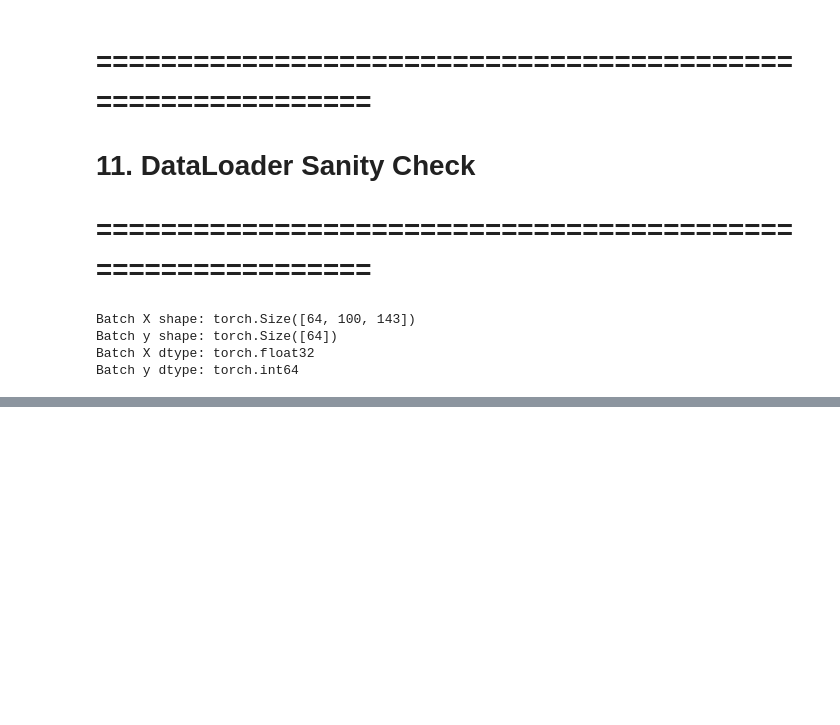
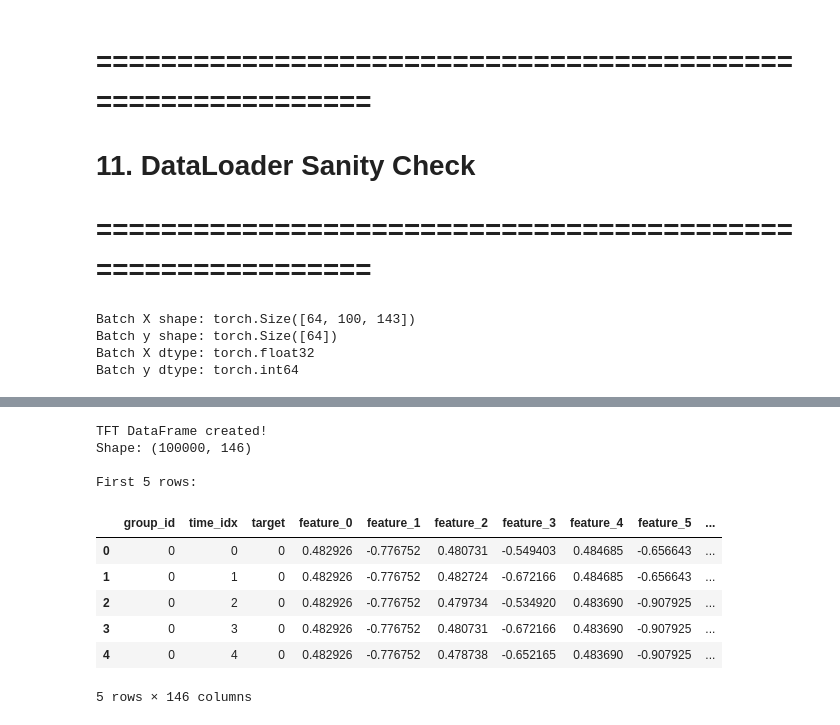
Before and after one commit to Devansh1-tech/QuantFormer-Multimodal-Order-Book-Sentiment-Transformer, a Jupyter notebook: notebooks/05_TFT.ipynb, the cells around one changed output, grey strips where cells are left out. Saved outputs shown, nothing was run; the diff lists cells and outputs as text; code cells hidden in the pictures; blank space fills up the shorter version.

```diff
--- a/notebooks/05_TFT.ipynb
+++ b/notebooks/05_TFT.ipynb
@@ -264,0 +540,8 @@ Batch y dtype: torch.int64
+# %%
+SAMPLE_SIZE = 1000
+
+X_sample = X_train[:SAMPLE_SIZE]
+y_sample = y_train[:SAMPLE_SIZE]
+
+print("Sample X shape:", X_sample.shape)
+print("Sample y shape:", y_sample.shape)
@@ -264,0 +572,38 @@ Batch y dtype: torch.int64
+# %%
+feature_names = [f"feature_{i}" for i in range(INPUT_SIZE)]
+
+rows = []
+
+for sample_idx in range(SAMPLE_SIZE):
+    for time_idx in range(SEQUENCE_LENGTH):
+        row = {
+            "group_id": str(sample_idx),
+            "time_idx": time_idx,
+            "target": int(y_sample[sample_idx])
+        }
+
+        for feature_idx in range(INPUT_SIZE):
+            row[feature_names[feature_idx]] = X_sample[
+                sample_idx, time_idx, feature_idx
+            ]
+
+        rows.append(row)
+
+tft_df = pd.DataFrame(rows)
+
+print("TFT DataFrame created!")
+print("Shape:", tft_df.shape)
+print("\nFirst 5 rows:")
+display(tft_df.head())
+# %% [output]
+TFT DataFrame created!
+Shape: (100000, 146)
+
+First 5 rows:
+|  | group_id | time_idx | target | feature_0 | feature_1 | feature_2 | feature_3 | feature_4 | feature_5 | ... |
+| 0 | 0 | 0 | 0 | 0.482926 | -0.776752 | 0.480731 | -0.549403 | 0.484685 | -0.656643 | ... |
+| 1 | 0 | 1 | 0 | 0.482926 | -0.776752 | 0.482724 | -0.672166 | 0.484685 | -0.656643 | ... |
+| 2 | 0 | 2 | 0 | 0.482926 | -0.776752 | 0.479734 | -0.534920 | 0.483690 | -0.907925 | ... |
+| 3 | 0 | 3 | 0 | 0.482926 | -0.776752 | 0.480731 | -0.672166 | 0.483690 | -0.907925 | ... |
+| 4 | 0 | 4 | 0 | 0.482926 | -0.776752 | 0.478738 | -0.652165 | 0.483690 | -0.907925 | ... |
+5 rows × 146 columns
```
Also changed, not shown: parts of 66 cells of this notebook, 1 other file.
